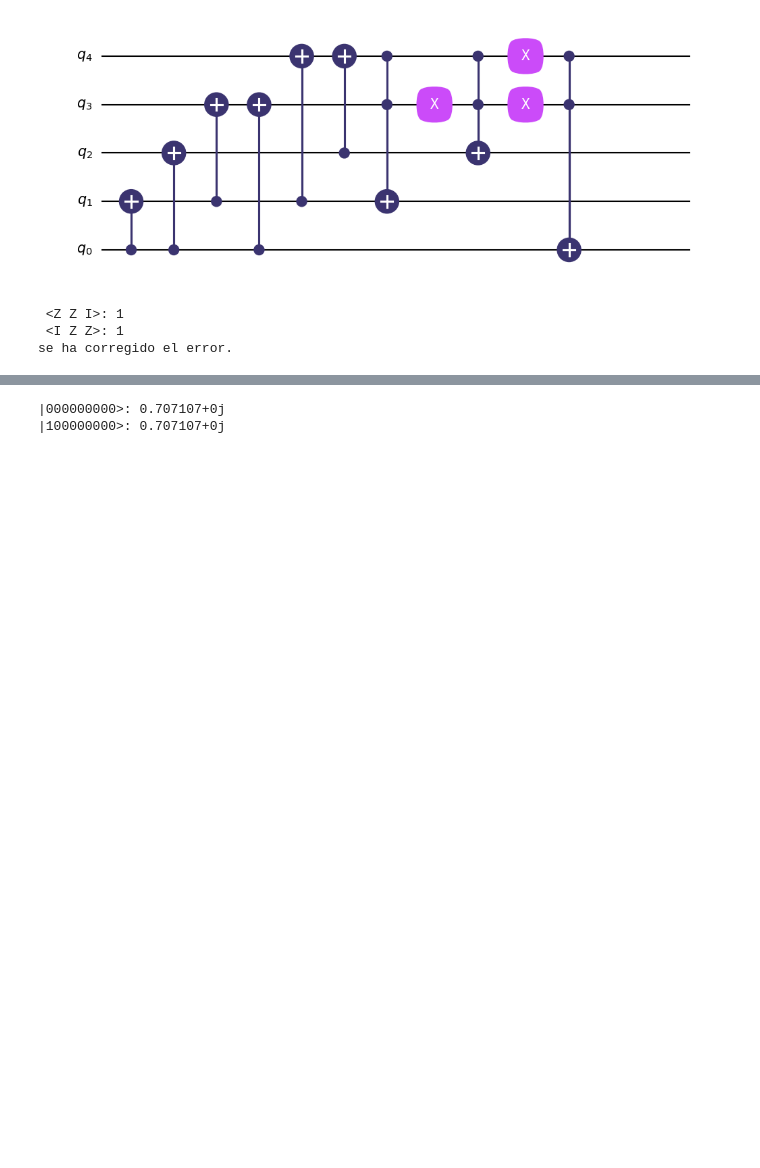
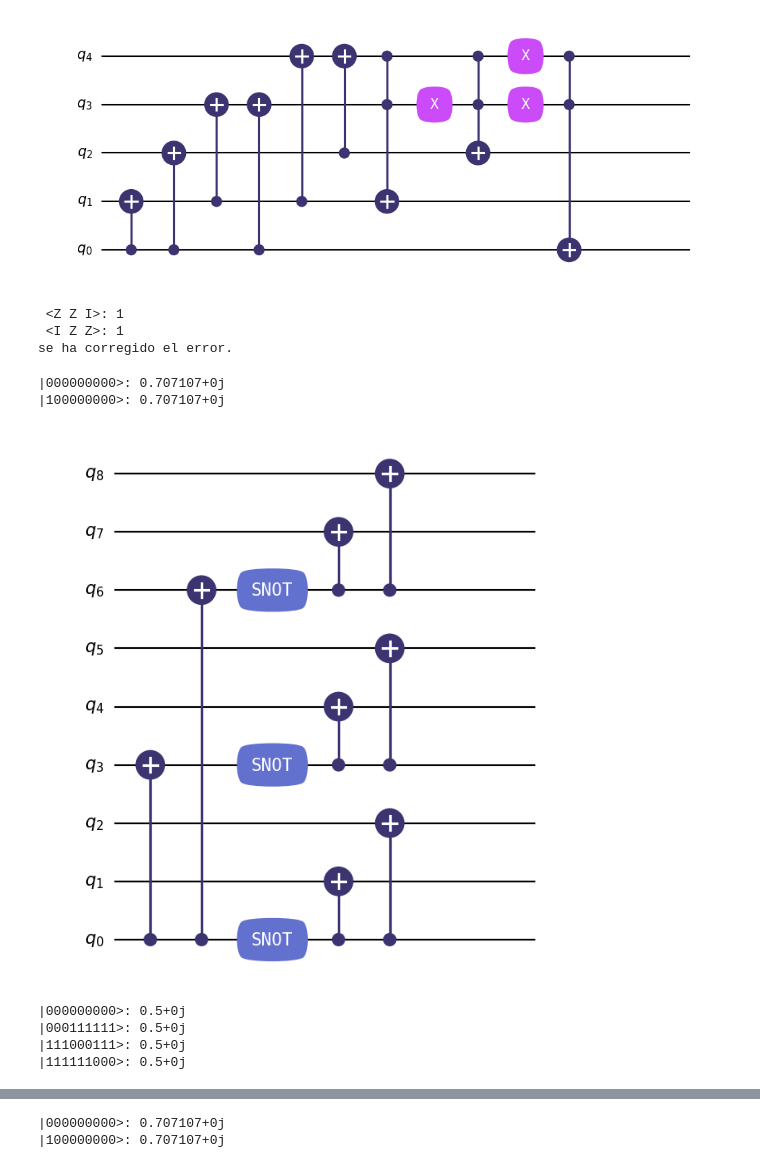
Before and after one commit to campojorge/Practica-10, a Jupyter notebook: main.ipynb, the cells around one changed output, grey strips where cells are left out. Saved outputs shown, nothing was run; the diff lists cells and outputs as text; code cells hidden in the pictures; blank space fills up the shorter version.

```diff
--- a/main.ipynb
+++ b/main.ipynb
@@ -149,3 +264,52 @@ else:
  <Z Z I>: 1
  <I Z Z>: 1
 se ha corregido el error.
+# %%
+#Ejercicio 9
+#Definimos el estado inicial de 9 qubits
+q9=qt.tensor(psi_superposition,psi_0,psi_0,psi_0,psi_0,psi_0,psi_0,psi_0,psi_0)
+
+
+#Mostramos este estado por pantalla(solo los valore distintos de 0)
+coeficientes = q9.full().ravel()
+
+for i, coef in enumerate(coeficientes):
+    if abs(coef) > 1e-10:
+        print(f"|{i:09b}>: {coef:.6g}")
+# %% [output]
+|000000000>: 0.707107+0j
+|100000000>: 0.707107+0j
+# %%
+#Creamos el circuito que representa la parte de copiada en la base |+> |->
+qenc = QubitCircuit(9, reverse_states=False)
+qenc.add_gate("CNOT", controls=[0], targets=[3])
+qenc.add_gate("CNOT", controls=[0], targets=[6])
+qenc.add_gate("SNOT", targets=[0])
+qenc.add_gate("SNOT", targets=[3])
+qenc.add_gate("SNOT", targets=[6])
+qenc.add_gate("CNOT", controls=[6], targets=[7])
+qenc.add_gate("CNOT", controls=[6], targets=[8])
+qenc.add_gate("CNOT", controls=[3], targets=[4])
+qenc.add_gate("CNOT", controls=[3], targets=[5])
+qenc.add_gate("CNOT", controls=[0], targets=[1])
+qenc.add_gate("CNOT", controls=[0], targets=[2])
+qenc
+# %% [output]
+[figure, added]
+# %%
+#Veamos ahora cual es el estado final en el sistema de 9-qubits tras hacer atravesar el estado inicial por el circuito cuantico
+
+result= qenc.run(q9)
+
+#Mostramos el estado resultante
+
+coeficientes = result.full().ravel()
+
+for i, coef in enumerate(coeficientes):
+    if abs(coef) > 1e-10:
+        print(f"|{i:09b}>: {coef:.6g}")
+# %% [output]
+|000000000>: 0.5+0j
+|000111111>: 0.5+0j
+|111000111>: 0.5+0j
+|111111000>: 0.5+0j
```
Also changed, not shown: parts of 16 cells of this notebook.
